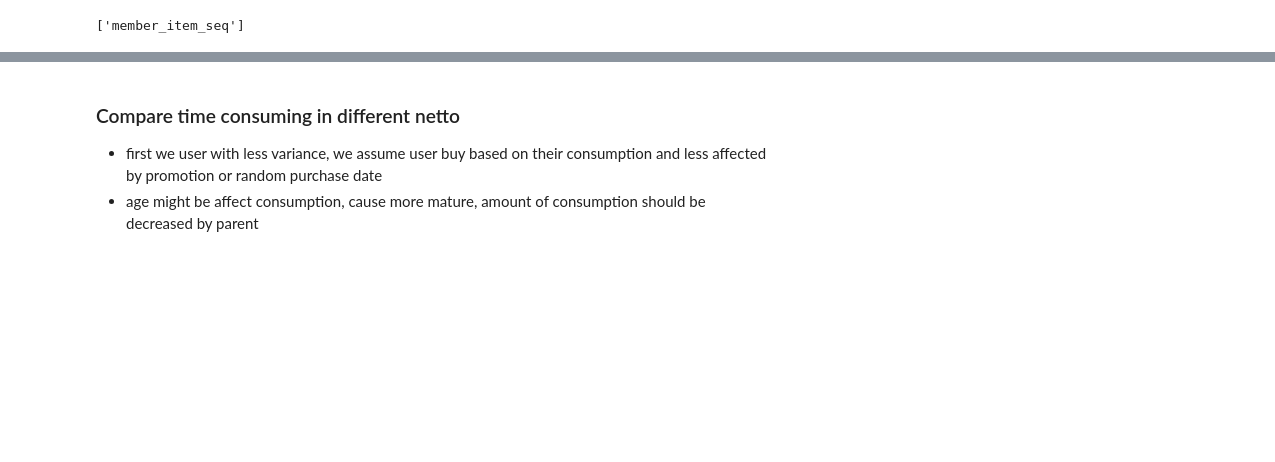
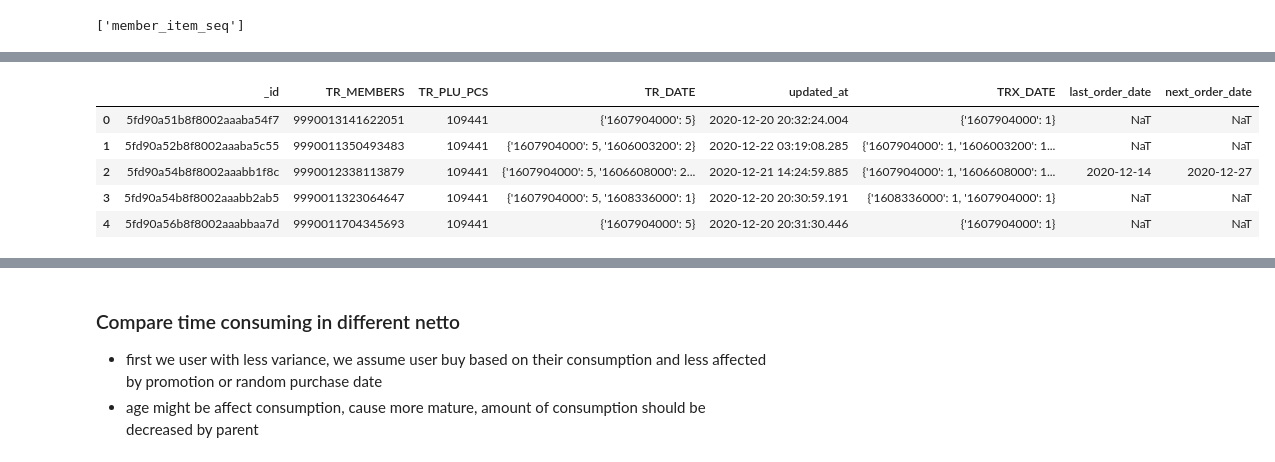
Before and after one commit to akhiyarwaladi/next_order_date, a Jupyter notebook: diff_between_order.ipynb, the cells around one changed output, grey strips where cells are left out. Cells and saved outputs as stored; diff of their text form; code cells hidden in the pictures; blank space fills up the shorter version.

```diff
--- a/diff_between_order.ipynb
+++ b/diff_between_order.ipynb
@@ -55,20 +55,28 @@ df_seq_1.head()
 # %%
 q_plu = """
 SELECT DISTINCT MPA_PLU, MPA_DESC FROM MASTER_PLU_ALFAGIFT mpa
-where lower(mpa.MPA_DESC) like '%uht%'
+where lower(mpa.MPA_DESC) like 'anlene%'
+or lower(mpa.MPA_DESC) like 'dancow%'
 """
 
 df_plu = pd.read_sql_query(q_plu, connection)
 li_plu = df_plu['MPA_PLU']
 
 
 df_all = []
 for plu in li_plu[0:20]:
     df = pd.DataFrame(mycol.find({'TR_PLU_PCS':plu}))
     df_all.append(df)
 
 df_seq_2 = pd.concat(df_all)
 df_seq_2.head()
+# %% [output]
+|  | _id | TR_MEMBERS | TR_PLU_PCS | TR_DATE | updated_at | TRX_DATE | last_order_date | next_order_date |
+| 0 | 5fd90a51b8f8002aaaba54f7 | 9990013141622051 | 109441 | {'1607904000': 5} | 2020-12-20 20:32:24.004 | {'1607904000': 1} | NaT | NaT |
+| 1 | 5fd90a52b8f8002aaaba5c55 | 9990011350493483 | 109441 | {'1607904000': 5, '1606003200': 2} | 2020-12-22 03:19:08.285 | {'1607904000': 1, '1606003200': 1... | NaT | NaT |
+| 2 | 5fd90a54b8f8002aaabb1f8c | 9990012338113879 | 109441 | {'1607904000': 5, '1606608000': 2... | 2020-12-21 14:24:59.885 | {'1607904000': 1, '1606608000': 1... | 2020-12-14 | 2020-12-27 |
+| 3 | 5fd90a54b8f8002aaabb2ab5 | 9990011323064647 | 109441 | {'1607904000': 5, '1608336000': 1} | 2020-12-20 20:30:59.191 | {'1608336000': 1, '1607904000': 1} | NaT | NaT |
+| 4 | 5fd90a56b8f8002aaabbaa7d | 9990011704345693 | 109441 | {'1607904000': 5} | 2020-12-20 20:31:30.446 | {'1607904000': 1} | NaT | NaT |
 # %%
 df_seq = pd.concat([df_seq_1, df_seq_2]).reset_index(drop=True)
 # %%
```
Also changed, not shown: parts of 12 cells of this notebook.
